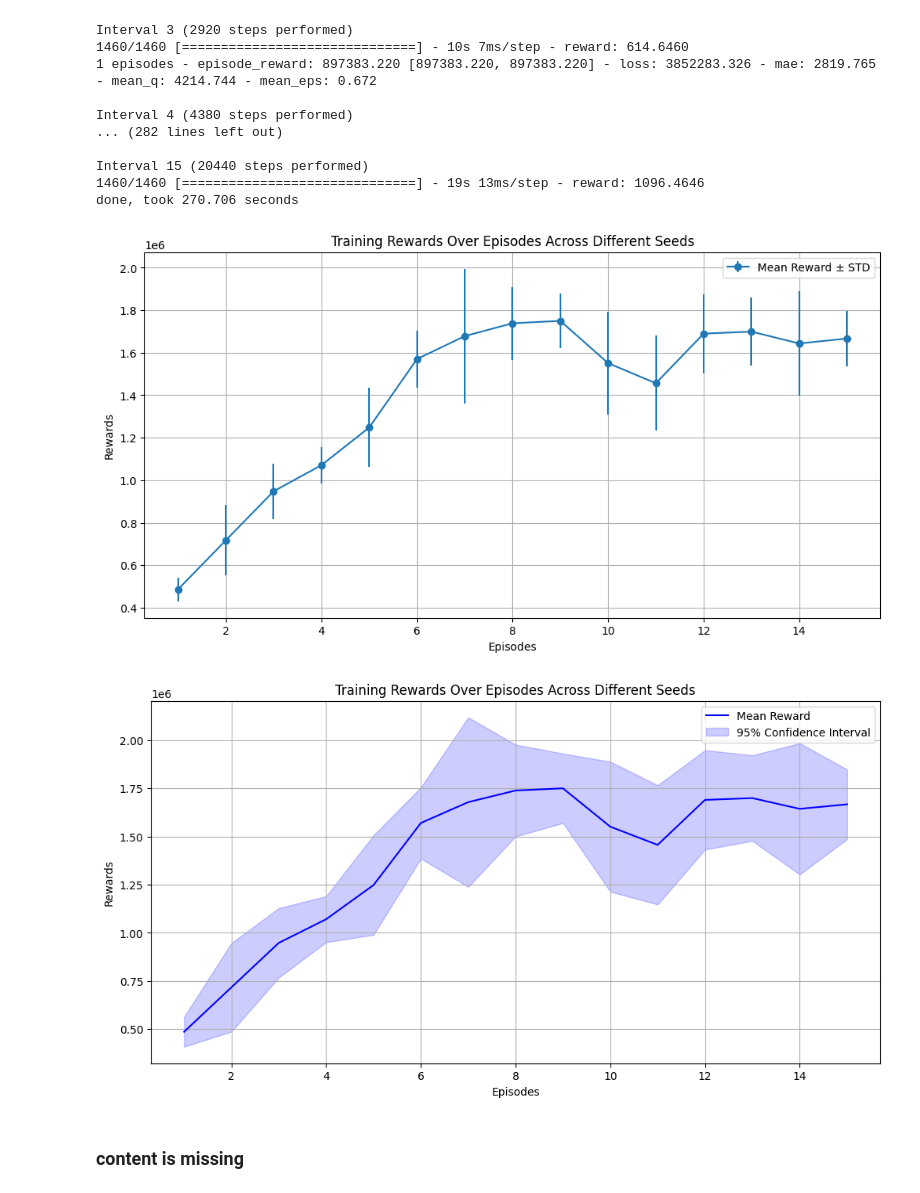
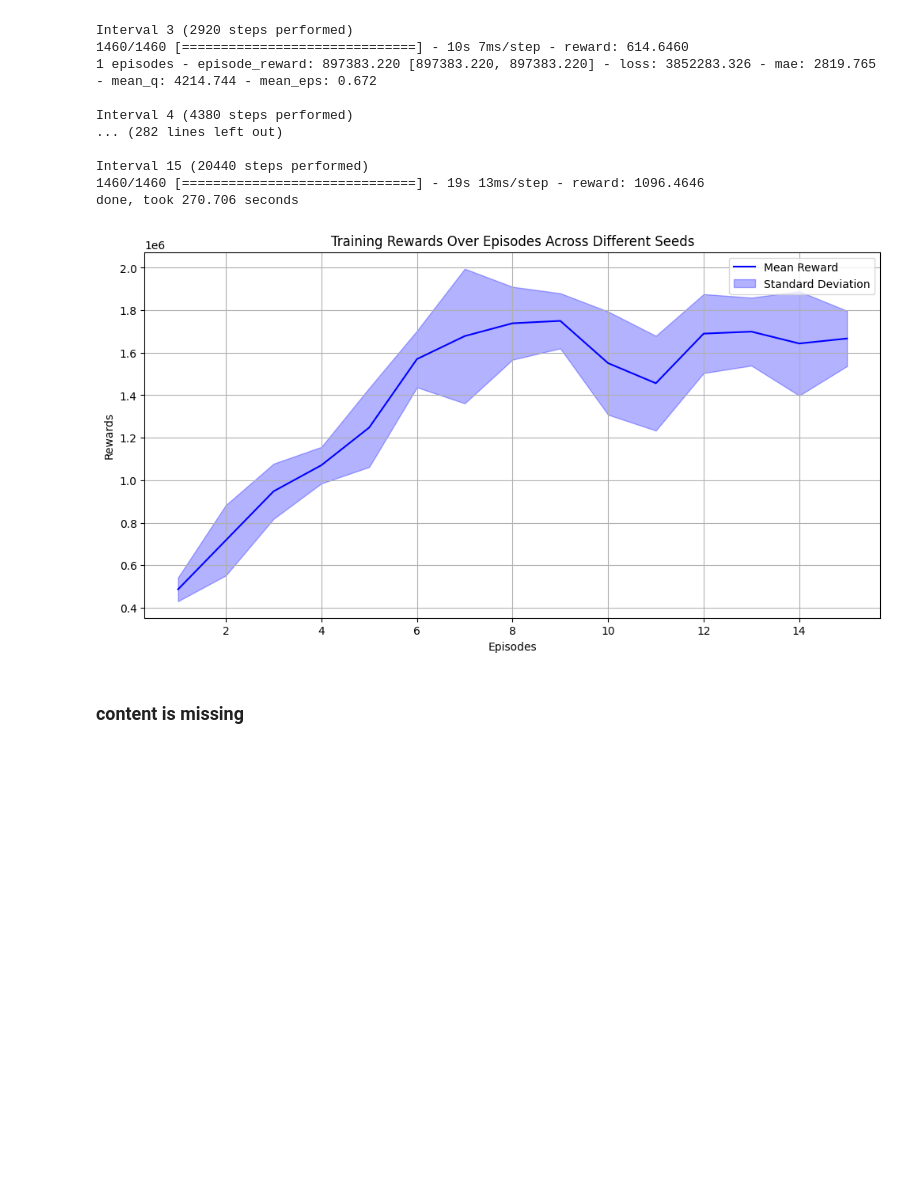
Before and after one commit to Linkschris/AdvancedBA, a Jupyter notebook: final_project/submission_notebook.ipynb, the cells around one changed output. Cells and saved outputs as stored; diff of their text form; code cells hidden in the pictures; blank space fills up the shorter version.

Commit message:
day over

```diff
--- a/final_project/submission_notebook.ipynb
+++ b/final_project/submission_notebook.ipynb
@@ -378,7 +391,7 @@ class BatteryManagementEnv(Env):
         self.start_day = start_day
         self.action_space = 1  # 24-hour action vector with actions -1, 0, or 1
         self.observation_space = 99  # Battery charge level as a float
-        self.max_episode_len = 365*4  # Maximum number of steps in an episode
+        self.max_episode_len = 365*5  # Maximum number of steps in an episode
         self.n_episodes = -1
 
         # Set other needed variables like the charge rate, discharge rate, etc.
@@ -405,10 +418,11 @@ class BatteryManagementEnv(Env):
 
     def reset(self):
         # Reset the state of the environment to an initial state
-        self.t = 0
+        self.t = self.start_day
         self.year = range(2019, 2024)
         #select only the data for the year 2019 until 2022
         self.data_year = data[data['year'].isin(self.year)]
+        self.data_year = self.data_year.reset_index(drop=True)
         self.charge_level = 10  # Or some other logic to determine initial charge level
         self.n_episodes += 1
 
@@ -420,7 +434,7 @@ class BatteryManagementEnv(Env):
         self.dates = []
         self.penalties = []
 
-        input = self.get_input_data(0)
+        input = self.get_input_data(self.t)
 
         self.state = np.array([self.charge_level]+input)
         self.lastaction = None
@@ -624,7 +638,7 @@ def plot_training_progress(log_files):
     for log_file in log_files:
         with open(log_file, 'r') as file:
             data = json.load(file)
-            all_rewards.append(data['episode_reward'])  # Adjust this key if necessary
+            all_rewards.append(data['episode_reward'])  # Ensure the key matches your JSON structure
 
     # Convert to a NumPy array for easier manipulation
     all_rewards = np.array(all_rewards)
@@ -637,45 +651,14 @@ def plot_training_progress(log_files):
 
     # Plotting
     plt.figure(figsize=(12, 6))
-    plt.errorbar(episodes, rewards_mean, yerr=rewards_std, label='Mean Reward ± STD', fmt='-o')
+    plt.plot(episodes, rewards_mean, label='Mean Reward', color='blue')  # Line plot for the mean rewards
+    plt.fill_between(episodes, rewards_mean - rewards_std, rewards_mean + rewards_std, color='blue', alpha=0.3, label='Standard Deviation')  # Shaded area for the standard deviation
     plt.title('Training Rewards Over Episodes Across Different Seeds')
     plt.xlabel('Episodes')
     plt.ylabel('Rewards')
     plt.legend()
     plt.grid(True)
     plt.show()
-
-
-def plot_training_progress_with_confidence_interval(log_files):
-    all_rewards = []
-
-    # Collect rewards from all log files
-    for log_file in log_files:
-        with open(log_file, 'r') as file:
-            data = json.load(file)
-            all_rewards.append(data['episode_reward'])  # Adjust this key if necessary
-
-    # Convert to a NumPy array for easier manipulation
-    all_rewards = np.array(all_rewards)
-
-    # Calculate mean rewards
-    rewards_mean = np.mean(all_rewards, axis=0)
-    episodes = np.arange(len(rewards_mean)) + 1  # Episode indices
-
-    # Calculate the standard error of the mean (SEM)
-    sem = stats.sem(all_rewards, axis=0)
-    ci = sem * stats.t.ppf((1 + 0.95) / 2., len(all_rewards) - 1)
-
-    # Plotting
-    plt.figure(figsize=(12, 6))
-    plt.plot(episodes, rewards_mean, label='Mean Reward', color='blue')
-    plt.fill_between(episodes, (rewards_mean - ci), (rewards_mean + ci), color='b', alpha=0.2, label='95% Confidence Interval')
-    plt.title('Training Rewards Over Episodes Across Different Seeds')
-    plt.xlabel('Episodes')
-    plt.ylabel('Rewards')
-    plt.legend()
-    plt.grid(True)
-    plt.show()
 # %%
 nb_max_episode_steps = 365*4
 nb_steps = nb_max_episode_steps*15
@@ -709,10 +692,8 @@ Interval 15 (20440 steps performed)
 done, took 270.706 seconds
 # %%
 plot_training_progress(log_files)
-plot_training_progress_with_confidence_interval(log_files)
 # %% [output]
-[figure, old version]
+[figure, new version]
-[figure, removed]
 # %%
 #load results files and plot the results
 soc_df = pd.read_csv('results/soc_df.csv', index_col=0)
```
Also changed, not shown: parts of 8 cells of this notebook, 6 other files.
